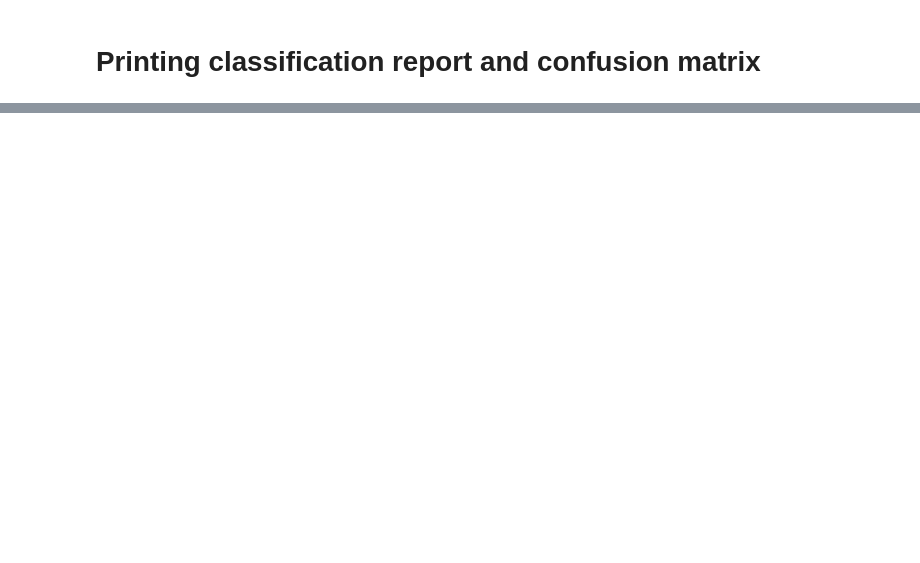
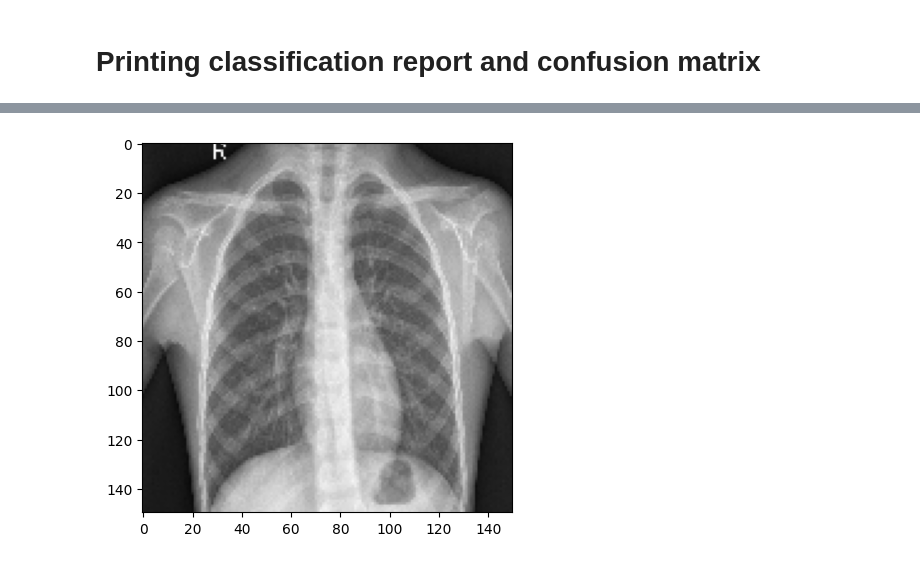
Before and after one commit to MAHMUDSWE/Machine-Learning-Lab, a Jupyter notebook: Lab Final/Problem_set_01.ipynb, the cells around one changed output, grey strips where cells are left out. Cells and saved outputs as stored; diff of their text form; code cells hidden in the pictures; blank space fills up the shorter version.

```diff
--- a/Lab Final/Problem_set_01.ipynb
+++ b/Lab Final/Problem_set_01.ipynb
@@ -166,0 +179,6 @@ plt.show()
+# %%
+resize = tf.image.resize(img, (150,150))
+plt.imshow(resize.numpy().astype(int))
+plt.show()
+# %% [output]
+[figure, added]
```
Also changed, not shown: parts of 14 cells of this notebook.
